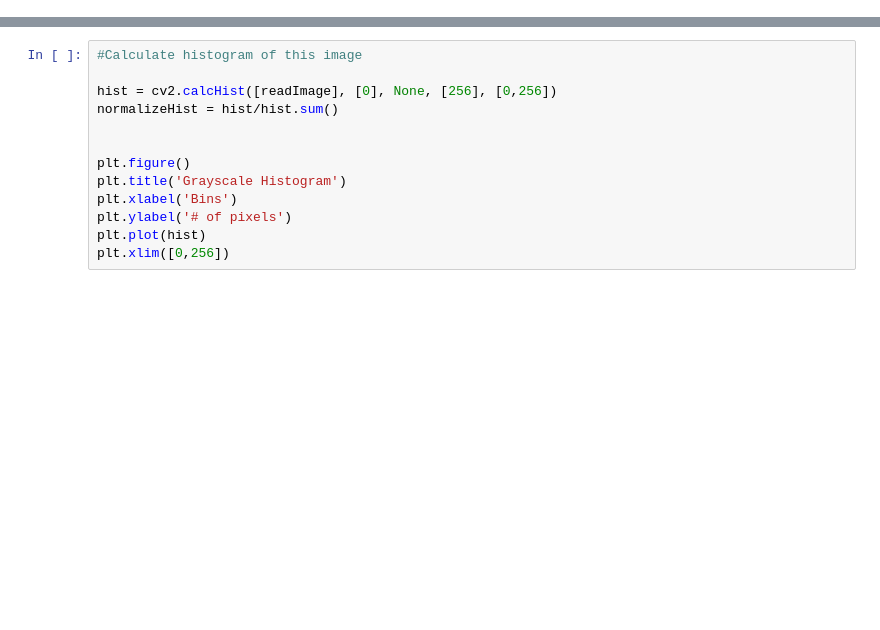
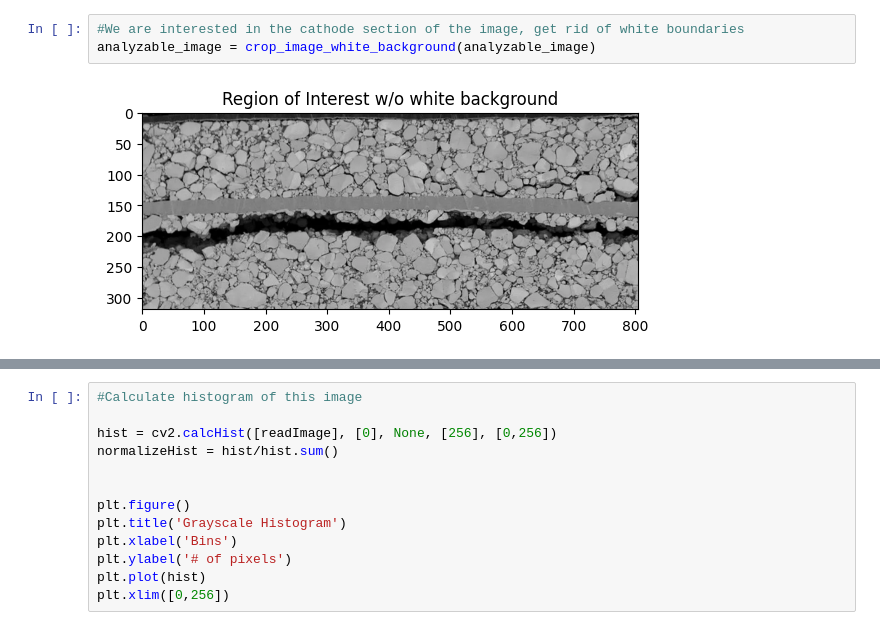
Before and after one commit to trunghth123/ImageProcessingLi, a Jupyter notebook: main.ipynb, the cells around one changed output, grey strips where cells are left out. Saved outputs shown, nothing was run; the diff lists cells and outputs as text; blank space fills up the shorter version.

```diff
--- a/main.ipynb
+++ b/main.ipynb
@@ -43,0 +38,5 @@ lines = probabilistic_hough_line(edges, threshold = 10
+# %%
+#We are interested in the cathode section of the image, get rid of white boundaries
+analyzable_image = crop_image_white_background(analyzable_image)
+# %% [output]
+[figure, added]
```
Also changed, not shown: parts of 10 cells of this notebook, 1 other file.
